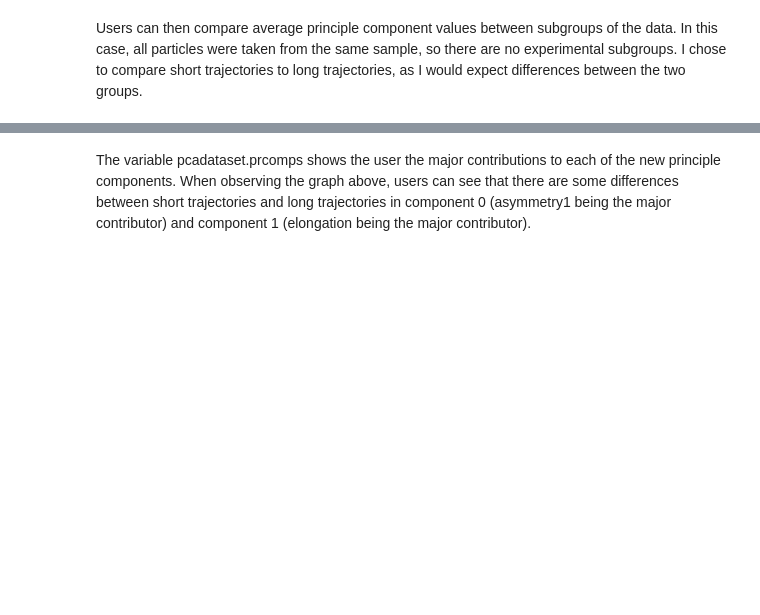
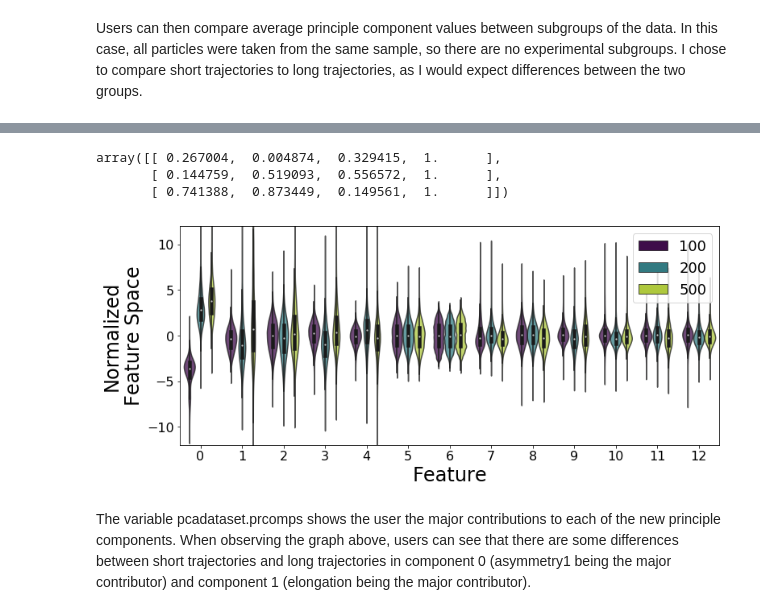
Before and after one commit to Nance-Lab/diff_classifier, a Jupyter notebook: notebooks/development/12_10_18_pca_size_redo_NN_alt.ipynb, the cells around one changed output, grey strips where cells are left out. Cells and saved outputs as stored; diff of their text form; code cells hidden in the pictures; blank space fills up the shorter version.

```diff
--- a/notebooks/development/12_10_18_pca_size_redo_NN_alt.ipynb
+++ b/notebooks/development/12_10_18_pca_size_redo_NN_alt.ipynb
@@ -145,3 +233,15 @@ pca.plot_pca(dicti, savefig=True, labels=['100nm', '200nm', '500nm'], rticks=np.
+# %%
+cm.viridis(np.linspace(0, 0.9, 3))
+# %% [output]
+array([[ 0.267004,  0.004874,  0.329415,  1.      ],
+       [ 0.144759,  0.519093,  0.556572,  1.      ],
+       [ 0.741388,  0.873449,  0.149561,  1.      ]])
+# %%
+labels=['100', '200', '500']
+feats = feature_violin(pcadataset.final, label='Particle Size', lvals=labels, fsubset=13, yrange=[-12, 12],
+                       legendfontsize=18, labelsize=24, fname='./pics/size_pcadist.png')
+# %% [output]
+[figure, added]
 # %% [markdown]
 The variable pcadataset.prcomps shows the user the major contributions to each of the new principle components. When observing the graph above, users can see that there are some differences between short trajectories and long trajectories in component 0 (asymmetry1 being the major contributor) and component 1 (elongation being the major contributor).
 # %%
```
Also changed, not shown: parts of 11 cells of this notebook, 11 other files.
